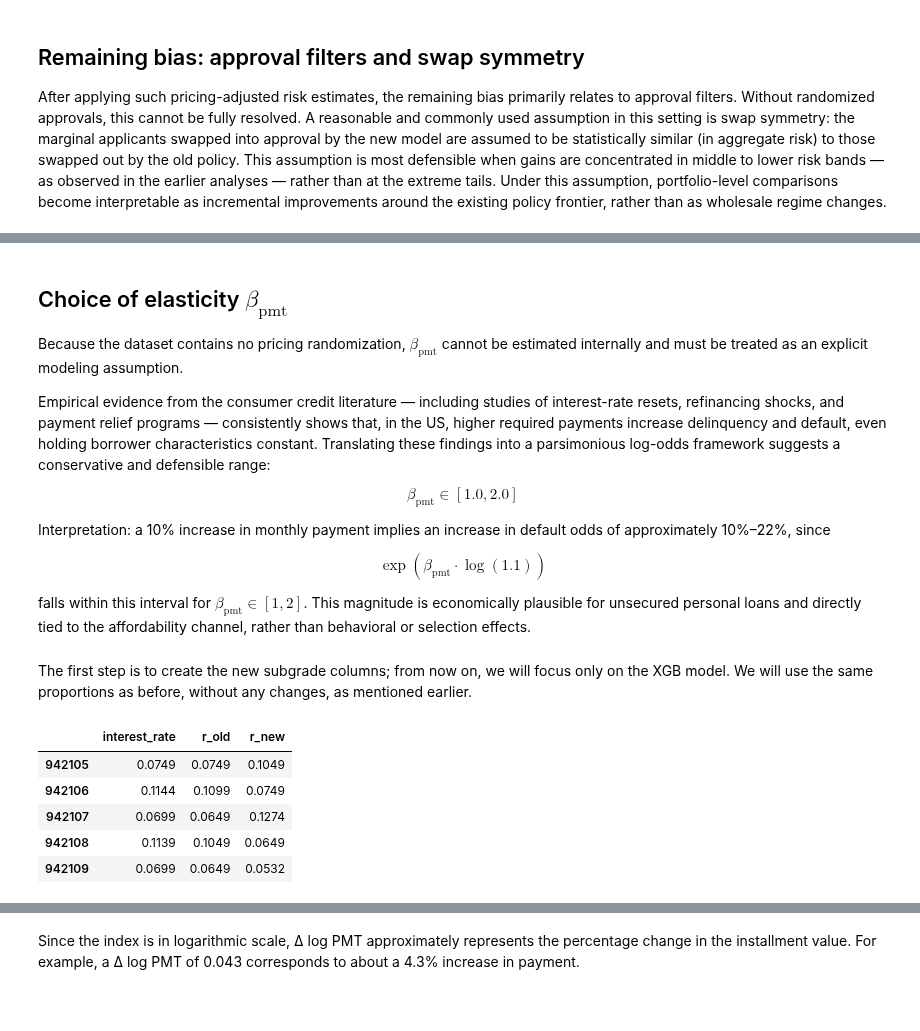
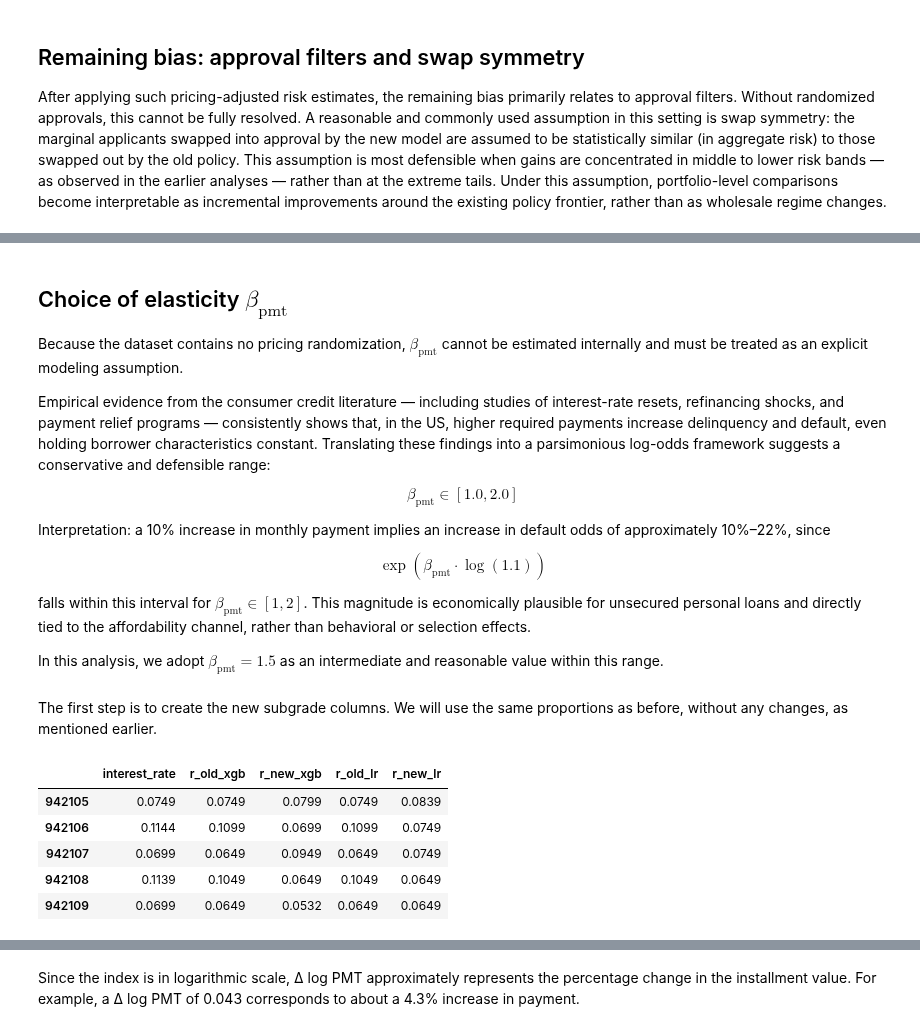
Before and after one commit to imonteiroyh/LoanCreditRisk, a Jupyter notebook: notebooks/05_policy.ipynb, the cells around one changed output, grey strips where cells are left out. Cells and saved outputs as stored; diff of their text form; code cells hidden in the pictures; blank space fills up the shorter version.

```diff
--- a/notebooks/05_policy.ipynb
+++ b/notebooks/05_policy.ipynb
@@ -214,4 +207,6 @@ $$\exp\left(\beta_{\text{pmt}} \cdot \log(1.1)\right)$$
 
 
 falls within this interval for $\beta_{\text{pmt}} \in [1,2]$. This magnitude is economically plausible for unsecured personal loans and directly tied to the affordability channel, rather than behavioral or selection effects.
+
+In this analysis, we adopt $\beta_{\text{pmt}} = 1.5$ as an intermediate and reasonable value within this range.
 # %%
@@ -229,5 +222,5 @@ def logit(p):
 def sigmoid(z):
     return 1 / (1 + np.exp(-z))
 # %% [markdown]
-The first step is to create the new subgrade columns; from now on, we will focus only on the XGB model. We will use the same proportions as before, without any changes, as mentioned earlier.
+The first step is to create the new subgrade columns. We will use the same proportions as before, without any changes, as mentioned earlier.
 # %%
@@ -296,22 +290,27 @@ for df in (train_data, validation_data):
 # %%
 # 1) Map subgrade -> representative rate r_g (median in train)
 subgrade_rate_map = train_data.groupby("loan_subgrade")["interest_rate"].median()
 
+# For XGB
 for df in (train_data, validation_data):
-    df["r_old"] = df["loan_subgrade"].map(subgrade_rate_map)
-    df["r_new"] = df["loan_subgrade_xgb"].map(subgrade_rate_map)
+    df["r_old_xgb"] = df["loan_subgrade"].map(subgrade_rate_map)
+    df["r_new_xgb"] = df["loan_subgrade_xgb"].map(subgrade_rate_map)
+    df["r_new_xgb"] = df["r_new_xgb"].fillna(df["r_old_xgb"])
 
+# For LR
 for df in (train_data, validation_data):
-    df["r_new"] = df["r_new"].fillna(df["r_old"])
+    df["r_old_lr"] = df["loan_subgrade"].map(subgrade_rate_map)
+    df["r_new_lr"] = df["loan_subgrade_lr"].map(subgrade_rate_map)
+    df["r_new_lr"] = df["r_new_lr"].fillna(df["r_old_lr"])
 
-validation_data[["interest_rate", "r_old", "r_new"]].head()
+validation_data[["interest_rate", "r_old_xgb", "r_new_xgb", "r_old_lr", "r_new_lr"]].head()
 # %% [output]
-|  | interest_rate | r_old | r_new |
-| 942105 | 0.0749 | 0.0749 | 0.1049 |
-| 942106 | 0.1144 | 0.1099 | 0.0749 |
-| 942107 | 0.0699 | 0.0649 | 0.1274 |
-| 942108 | 0.1139 | 0.1049 | 0.0649 |
-| 942109 | 0.0699 | 0.0649 | 0.0532 |
+|  | interest_rate | r_old_xgb | r_new_xgb | r_old_lr | r_new_lr |
+| 942105 | 0.0749 | 0.0749 | 0.0799 | 0.0749 | 0.0839 |
+| 942106 | 0.1144 | 0.1099 | 0.0699 | 0.1099 | 0.0749 |
+| 942107 | 0.0699 | 0.0649 | 0.0949 | 0.0649 | 0.0749 |
+| 942108 | 0.1139 | 0.1049 | 0.0649 | 0.1049 | 0.0649 |
+| 942109 | 0.0699 | 0.0649 | 0.0532 | 0.0649 | 0.0649 |
 # %%
 # 2) Compute payment burden shock: Δ log PMT
 # PMT(L, r, T) = L * i * (1+i)^T / ((1+i)^T - 1),  i = r/12
```
Also changed, not shown: parts of 28 cells of this notebook.
